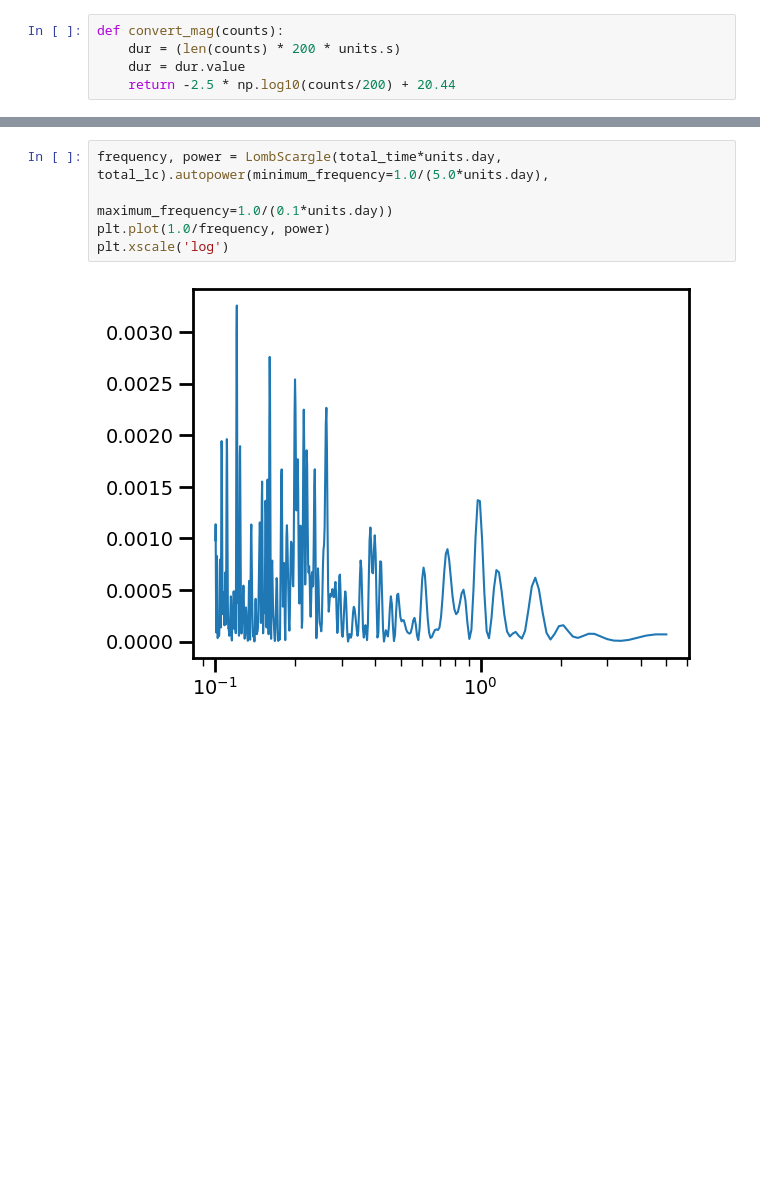
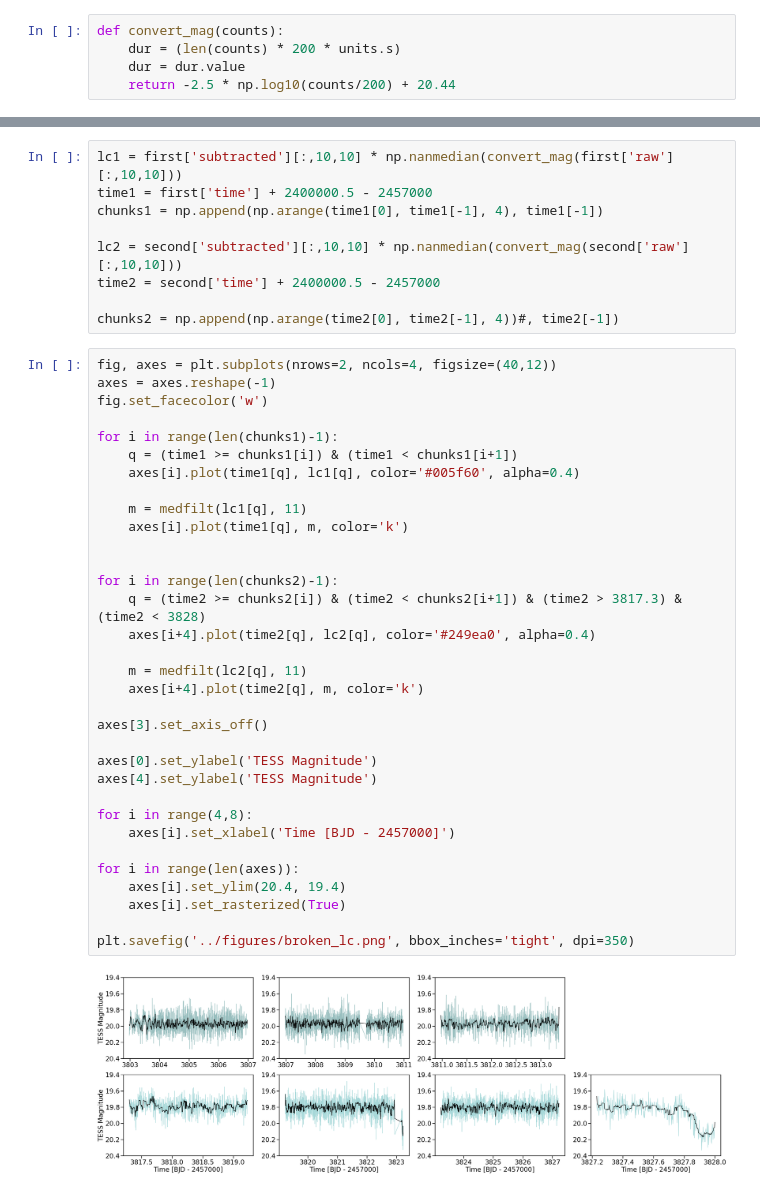
Before and after one commit to afeinstein20/atlas-tess, a Jupyter notebook: notebooks/lightcurve_figure.ipynb, the cells around one changed output, grey strips where cells are left out. Drawn from its saved outputs; the diff is of its cells as text; blank space fills up the shorter version.

```diff
--- a/notebooks/lightcurve_figure.ipynb
+++ b/notebooks/lightcurve_figure.ipynb
@@ -88,7 +80,44 @@ plt.savefig('tess_lightcurve.pdf', dpi=300, bbox_inches='tight')
-# %%
-frequency, power = LombScargle(total_time*units.day, total_lc).autopower(minimum_frequency=1.0/(5.0*units.day),
-                                                                         maximum_frequency=1.0/(0.1*units.day))
-plt.plot(1.0/frequency, power)
-plt.xscale('log')
-# %% [output]
-[figure, removed]
+# %%
+lc1 = first['subtracted'][:,10,10] * np.nanmedian(convert_mag(first['raw'][:,10,10]))
+time1 = first['time'] + 2400000.5 - 2457000
+chunks1 = np.append(np.arange(time1[0], time1[-1], 4), time1[-1])
+
+lc2 = second['subtracted'][:,10,10] * np.nanmedian(convert_mag(second['raw'][:,10,10]))
+time2 = second['time'] + 2400000.5 - 2457000
+
+chunks2 = np.append(np.arange(time2[0], time2[-1], 4))#, time2[-1])
+# %%
+fig, axes = plt.subplots(nrows=2, ncols=4, figsize=(40,12))
+axes = axes.reshape(-1)
+fig.set_facecolor('w')
+
+for i in range(len(chunks1)-1):
+    q = (time1 >= chunks1[i]) & (time1 < chunks1[i+1])
+    axes[i].plot(time1[q], lc1[q], color='#005f60', alpha=0.4)
+
+    m = medfilt(lc1[q], 11)
+    axes[i].plot(time1[q], m, color='k')
+
+
+for i in range(len(chunks2)-1):
+    q = (time2 >= chunks2[i]) & (time2 < chunks2[i+1]) & (time2 > 3817.3) & (time2 < 3828)
+    axes[i+4].plot(time2[q], lc2[q], color='#249ea0', alpha=0.4)
+
+    m = medfilt(lc2[q], 11)
+    axes[i+4].plot(time2[q], m, color='k')
+
+axes[3].set_axis_off()
+
+axes[0].set_ylabel('TESS Magnitude')
+axes[4].set_ylabel('TESS Magnitude')
+
+for i in range(4,8):
+    axes[i].set_xlabel('Time [BJD - 2457000]')
+
+for i in range(len(axes)):
+    axes[i].set_ylim(20.4, 19.4)
+    axes[i].set_rasterized(True)
+
+plt.savefig('../figures/broken_lc.png', bbox_inches='tight', dpi=350)
+# %% [output]
+[figure, added]
```
Also changed, not shown: parts of 21 cells of this notebook.
